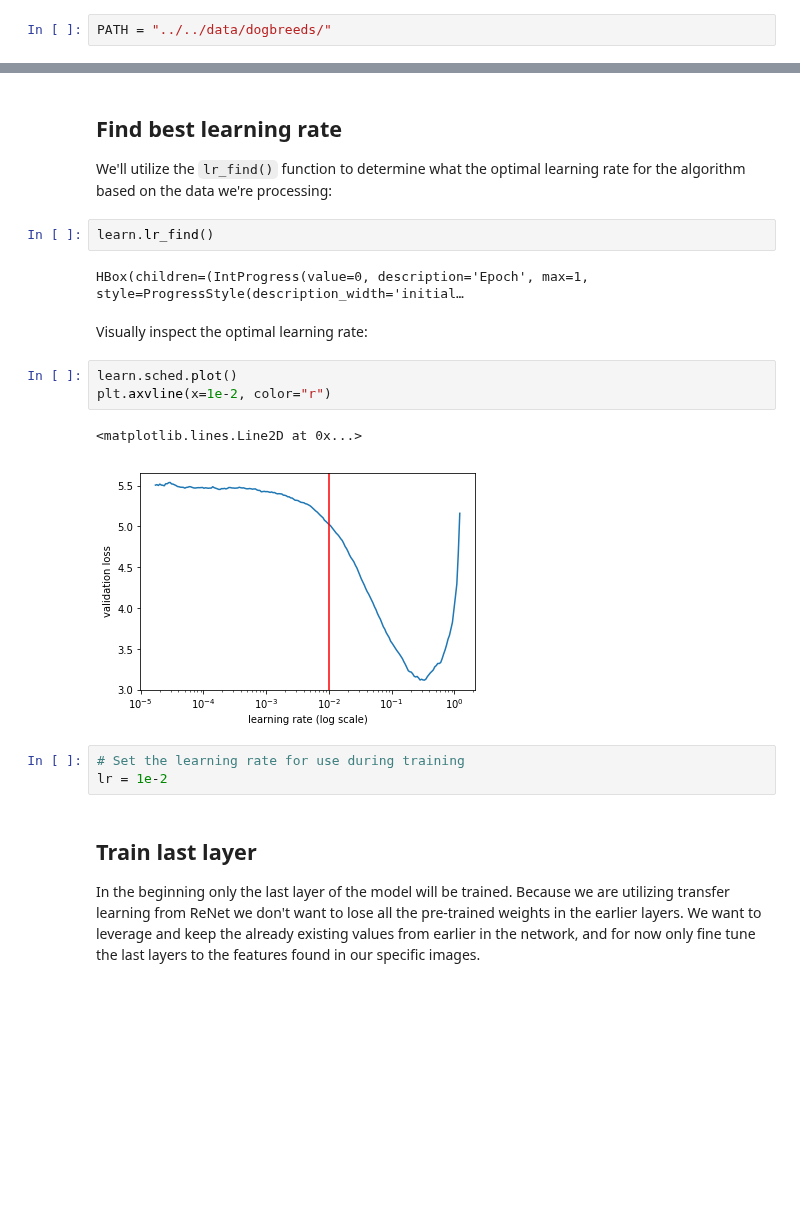
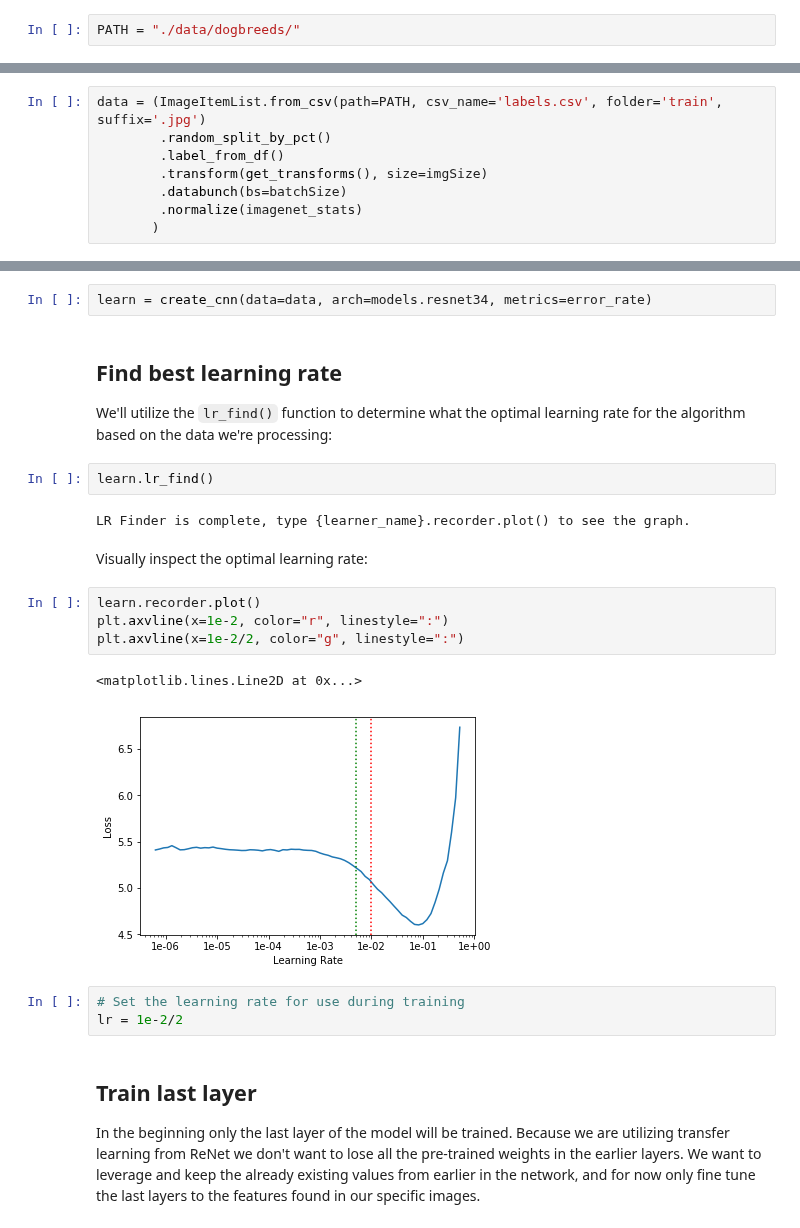
Before and after one commit to nrasch/Portfolio, a Jupyter notebook: Machine-Learning/Python/03-ComputerVision-Classification/DogBreeds.ipynb, the cells around one changed output, grey strips where cells are left out. Drawn from its saved outputs; the diff is of its cells as text; blank space fills up the shorter version.

```diff
--- a/Machine-Learning/Python/03-ComputerVision-Classification/DogBreeds.ipynb
+++ b/Machine-Learning/Python/03-ComputerVision-Classification/DogBreeds.ipynb
@@ -62,7 +57,7 @@ kaggle competitions download -c dog-breed-identification
 # %% [markdown]
 Set the path where the data can be found on the disk:
 # %%
-PATH = "../../data/dogbreeds/"
+PATH = "./data/dogbreeds/"
 # %% [markdown]
 Examine the contents of the data directory:
 # %%
@@ -197,0 +198,8 @@ batchSize:  32
+# %%
+data = (ImageItemList.from_csv(path=PATH, csv_name='labels.csv', folder='train', suffix='.jpg')
+        .random_split_by_pct()
+        .label_from_df()
+        .transform(get_transforms(), size=imgSize)
+        .databunch(bs=batchSize)
+        .normalize(imagenet_stats)
+       )
@@ -204,3 +220,5 @@ learn = ConvLearner.pretrained(arch, data, precompute=True)
+# %%
+learn = create_cnn(data=data, arch=models.resnet34, metrics=error_rate)
 # %% [markdown]
 ## Find best learning rate
 
@@ -208,18 +226,19 @@ We'll utilize the `lr_find()` function to determine what the optimal learning ra
 # %%
 learn.lr_find()
 # %% [output]
-HBox(children=(IntProgress(value=0, description='Epoch', max=1, style=ProgressStyle(description_width='initial…
+LR Finder is complete, type {learner_name}.recorder.plot() to see the graph.
 # %% [markdown]
 Visually inspect the optimal learning rate:
 # %%
-learn.sched.plot()
-plt.axvline(x=1e-2, color="r")
+learn.recorder.plot()
+plt.axvline(x=1e-2, color="r", linestyle=":")
+plt.axvline(x=1e-2/2, color="g", linestyle=":")
 # %% [output]
 <matplotlib.lines.Line2D at 0x...>
-[figure, old version]
+[figure, new version]
 # %%
 # Set the learning rate for use during training
-lr = 1e-2
+lr = 1e-2/2
 # %% [markdown]
 ## Train last layer
 
```
Also changed, not shown: parts of 54 cells of this notebook.
